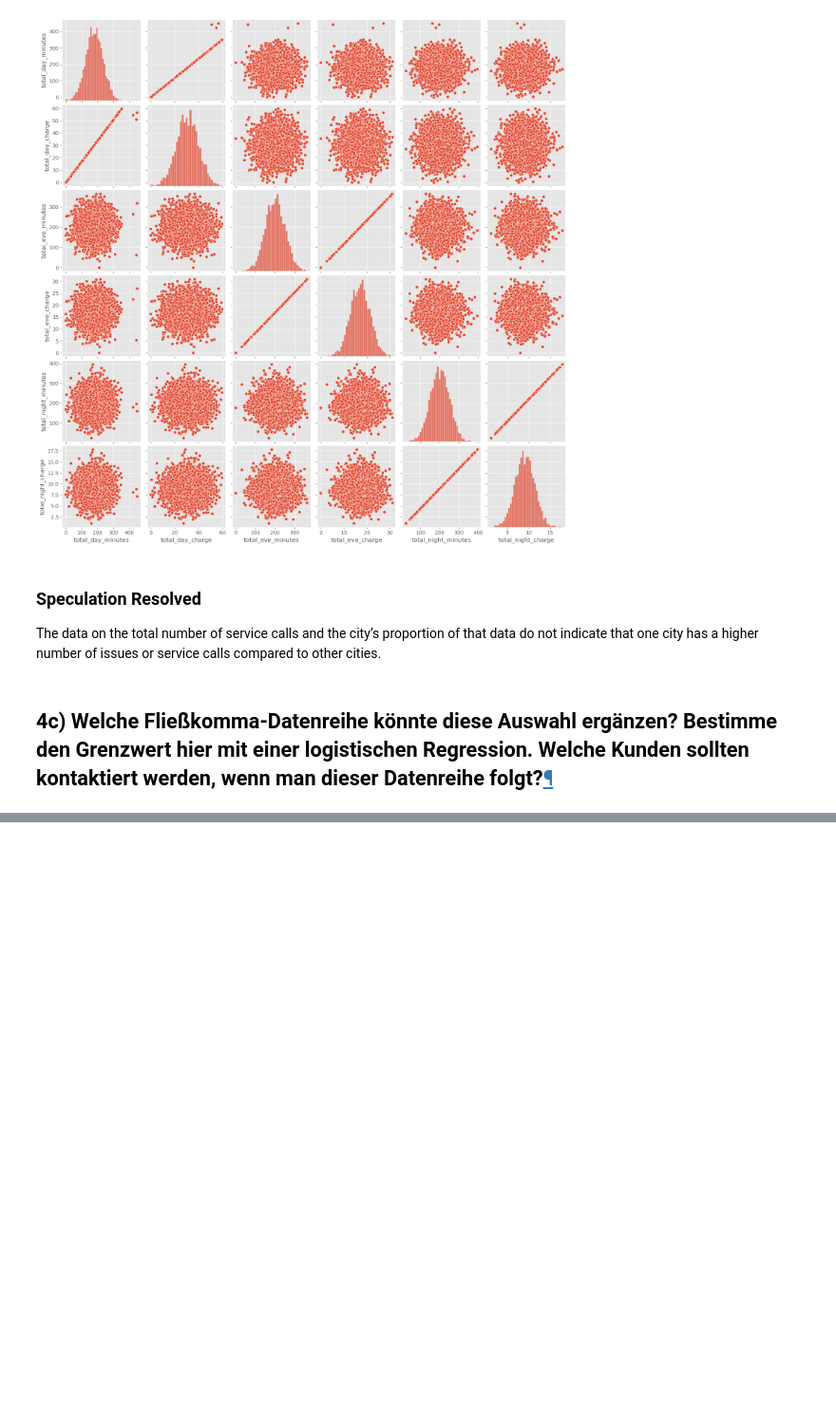
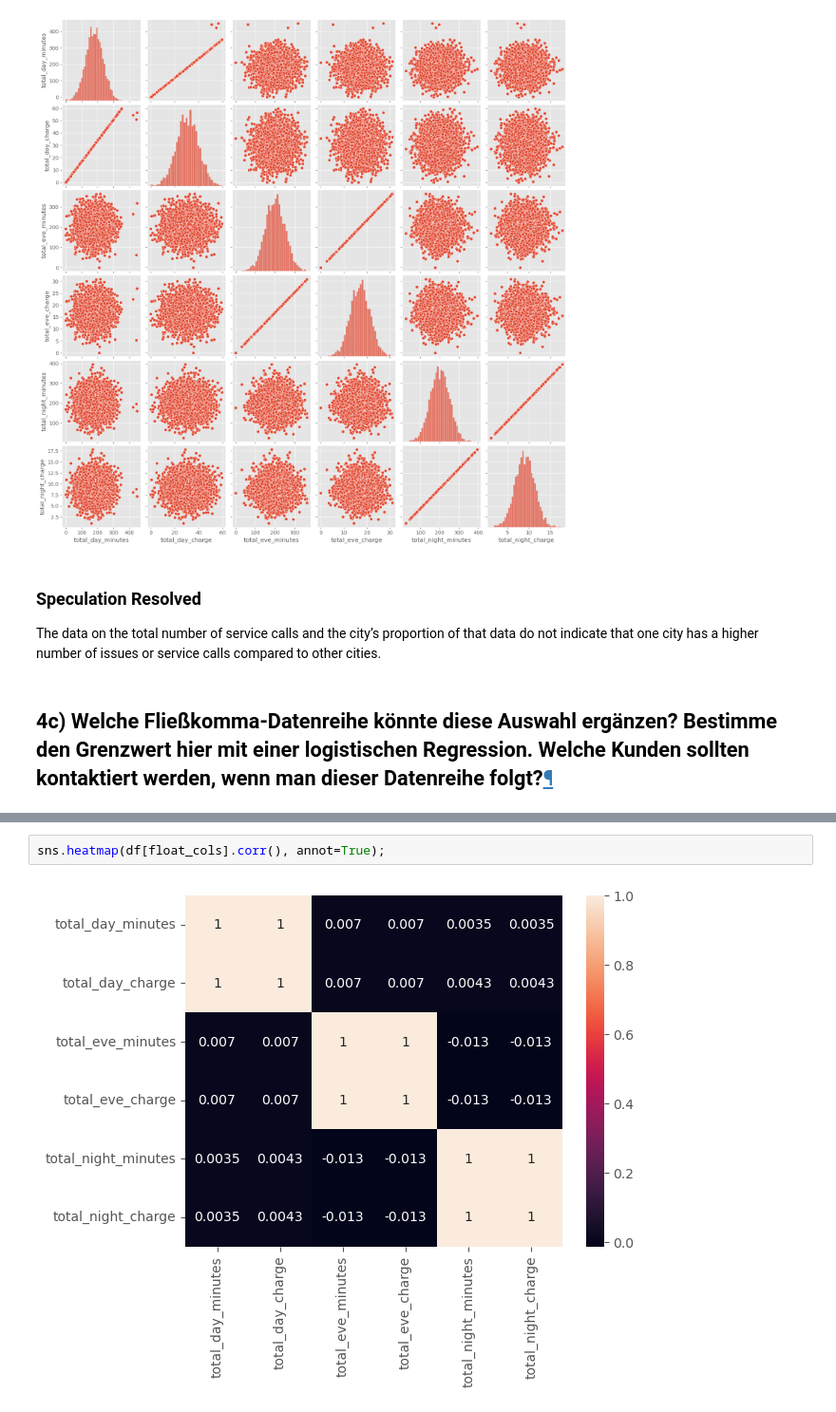
Before and after one commit to Dabbeljuh/Data-Analyst---Analyse-der-Kundenabwanderung, a Jupyter notebook: Analyse_der_Kundenabwanderung.ipynb, the cells around one changed output, grey strips where cells are left out. Shown at 95% size. Saved outputs shown, nothing was run; the diff lists cells and outputs as text; blank space fills up the shorter version.

```diff
--- a/Analyse_der_Kundenabwanderung.ipynb
+++ b/Analyse_der_Kundenabwanderung.ipynb
@@ -1085,0 +1108,4 @@ The data on the total number of service calls and the city’s proportion of tha
+# %%
+sns.heatmap(df[float_cols].corr(), annot=True);
+# %% [output]
+[figure, added]
```
Also changed, not shown: parts of 38 cells of this notebook.
